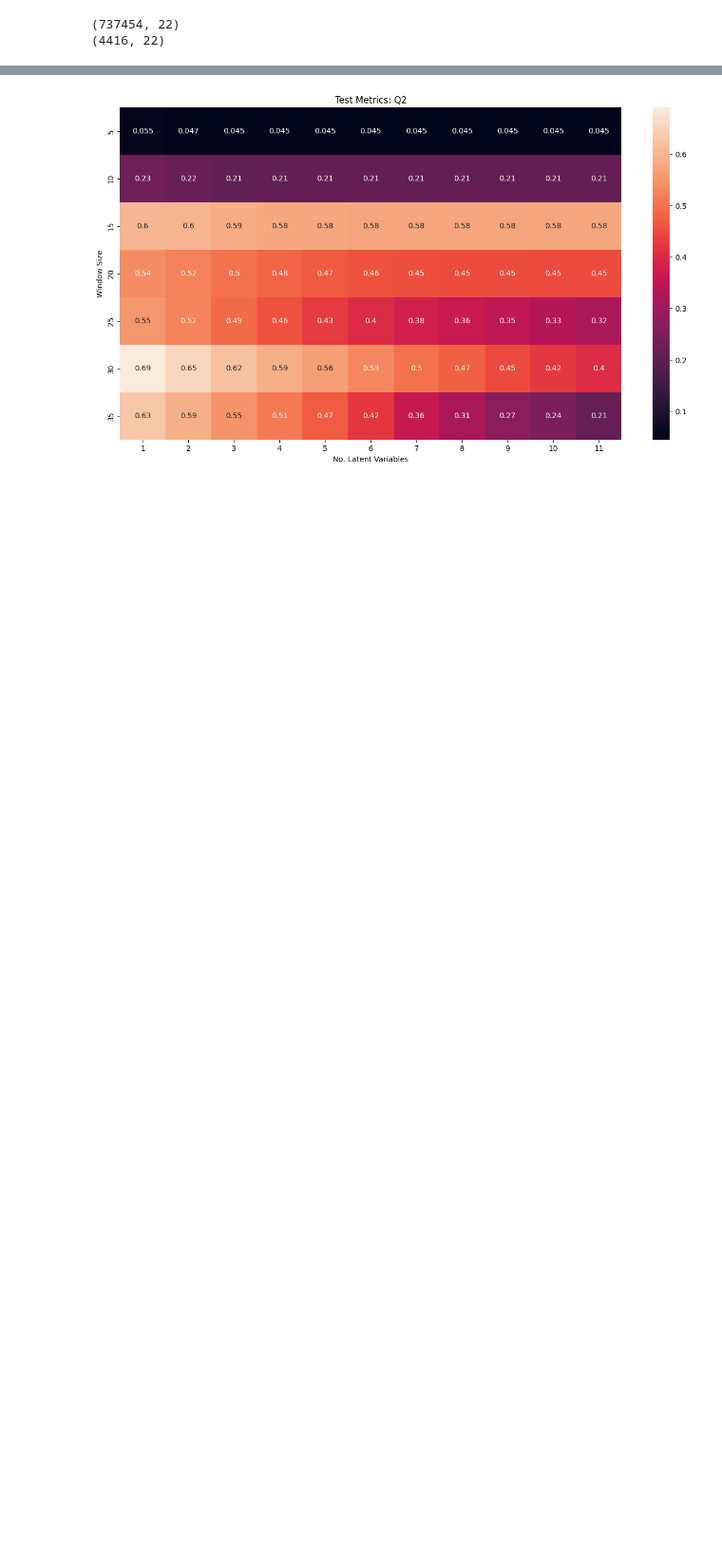
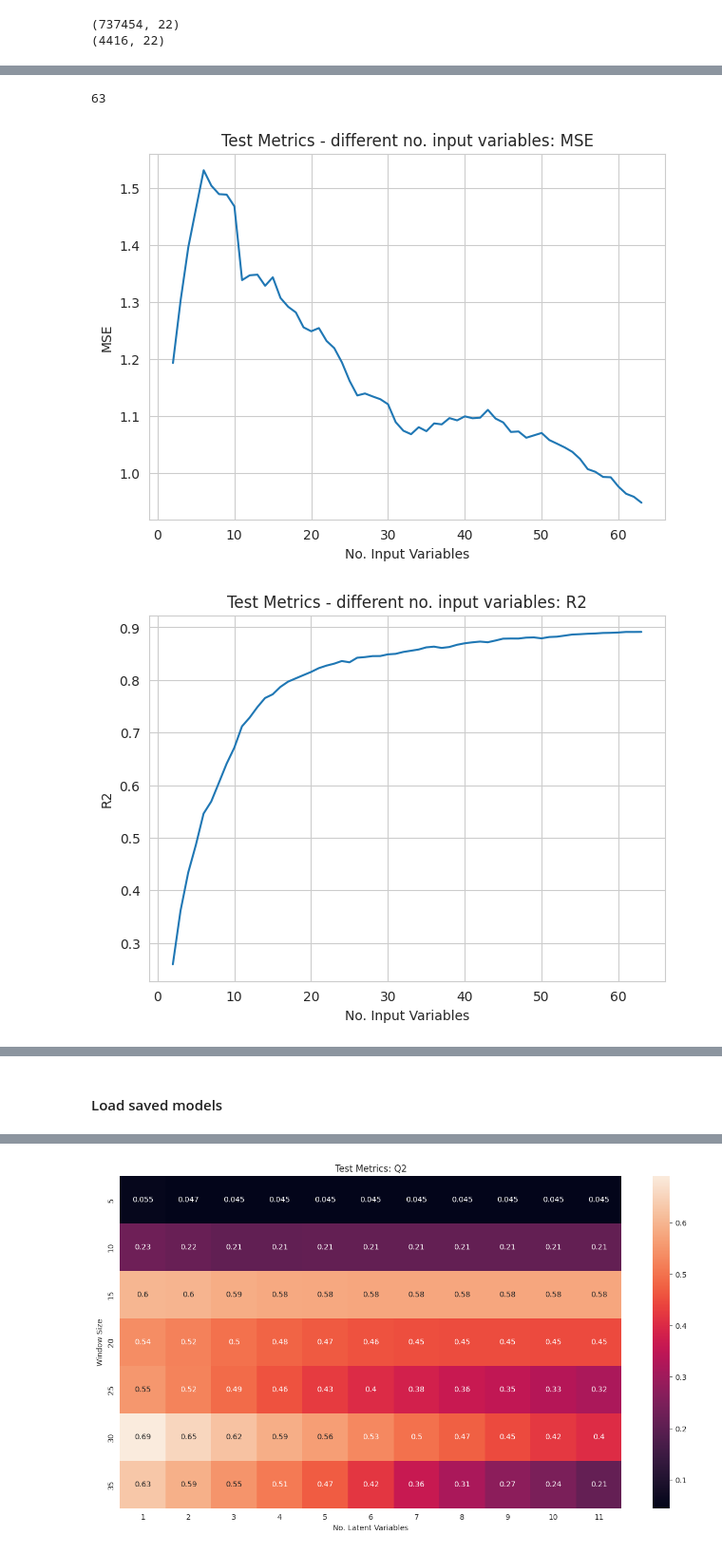
Before and after one commit to aminuldidar/ADAML-Project-Work, a Jupyter notebook: modeling_PLS.ipynb, the cells around one changed output, grey strips where cells are left out. Shown at 95% size. Saved outputs shown, nothing was run; the diff lists cells and outputs as text; code cells hidden in the pictures; blank space fills up the shorter version.

```diff
--- a/modeling_PLS.ipynb
+++ b/modeling_PLS.ipynb
@@ -7,3 +2,5 @@ import copy
 import pandas as pd
 import numpy as np
 from datetime import datetime
+# %%
+var_importance_ids = None
@@ -78,3 +82,12 @@ windows = [5, 10, 15, 20, 25, 30, 35]
+# %%
+if var_importance_ids is not None:
+    input_vars_count = 30
+    if input_vars_count < max_comp_num:
+        max_comp_num = input_vars_count
+
+    mses = []
+    q2s = []
+    r2s = []
 # %%
 filtering_count = 0
 not_filtered_count = 0
@@ -309,0 +244,22 @@ Saving model with window size: 30 and No. component: 11...
+# %%
+_, ax = plt.subplots(figsize=(7, 5))
+plt.plot(range(1, len(mses) + 1), mses)
+plt.title('Test Metrics - different no. input variables: MSE')
+ax.set(ylabel="MSE", xlabel="No. Input Variables")
+plt.show()
+
+_, ax = plt.subplots(figsize=(7, 5))
+plt.plot(range(1,  len(mses) + 1), r2s)
+plt.title('Test Metrics - different no. input variables: R2')
+ax.set(ylabel="R2", xlabel="No. Input Variables")
+plt.show()
+
+_, ax = plt.subplots(figsize=(7, 5))
+plt.plot(range(1,  len(mses) + 1), q2s)
+plt.title('Test Metrics - different no. input variables: Q2')
+ax.set(ylabel="Q2", xlabel="No. Input Variables")
+plt.show()
+# %% [output]
+63
+[figure, added]
+[figure, added]
@@ -309,0 +267,2 @@ Saving model with window size: 30 and No. component: 11...
+# %% [markdown]
+#### Load saved models
```
Also changed, not shown: parts of 26 cells of this notebook, 1 other file.
